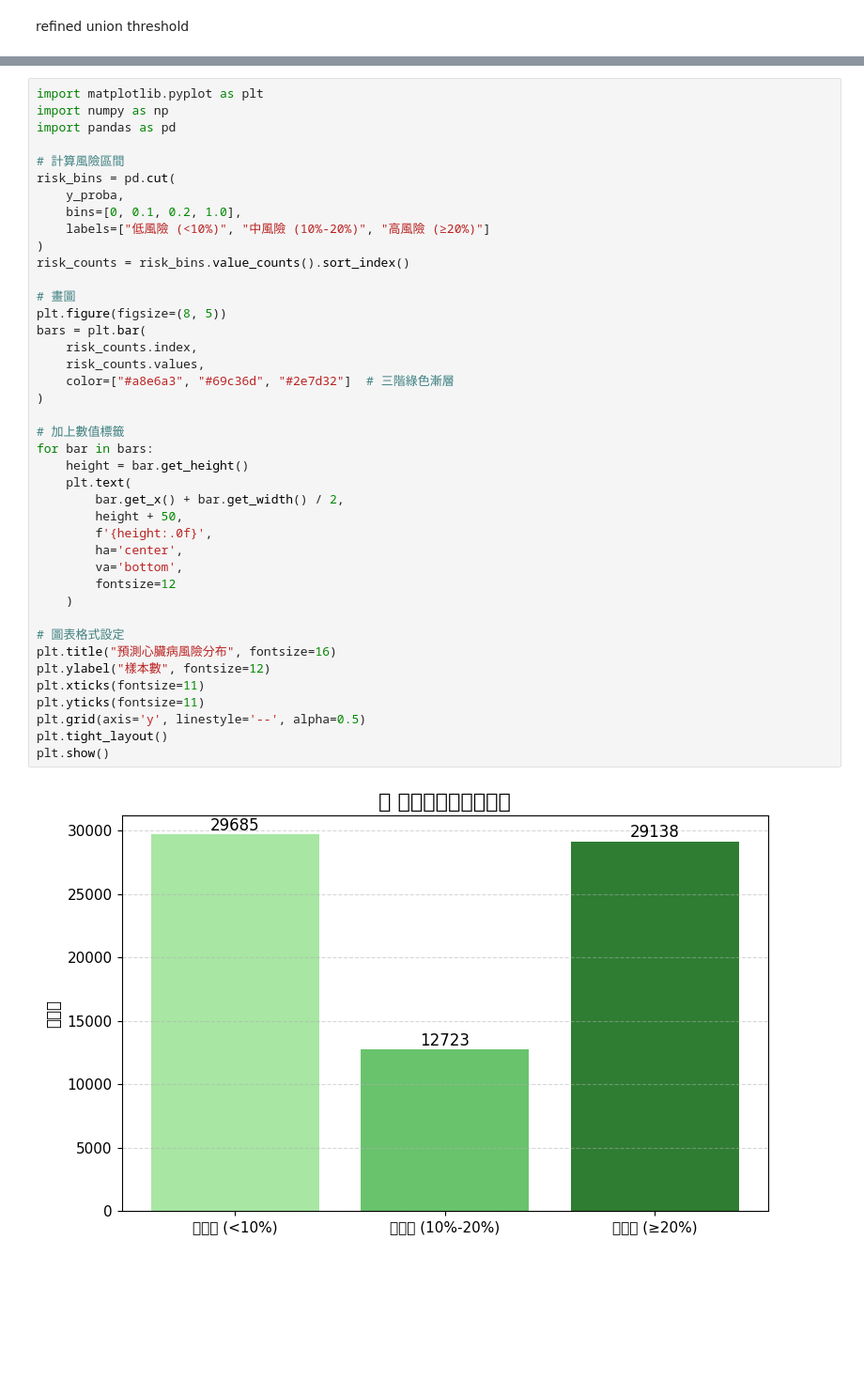
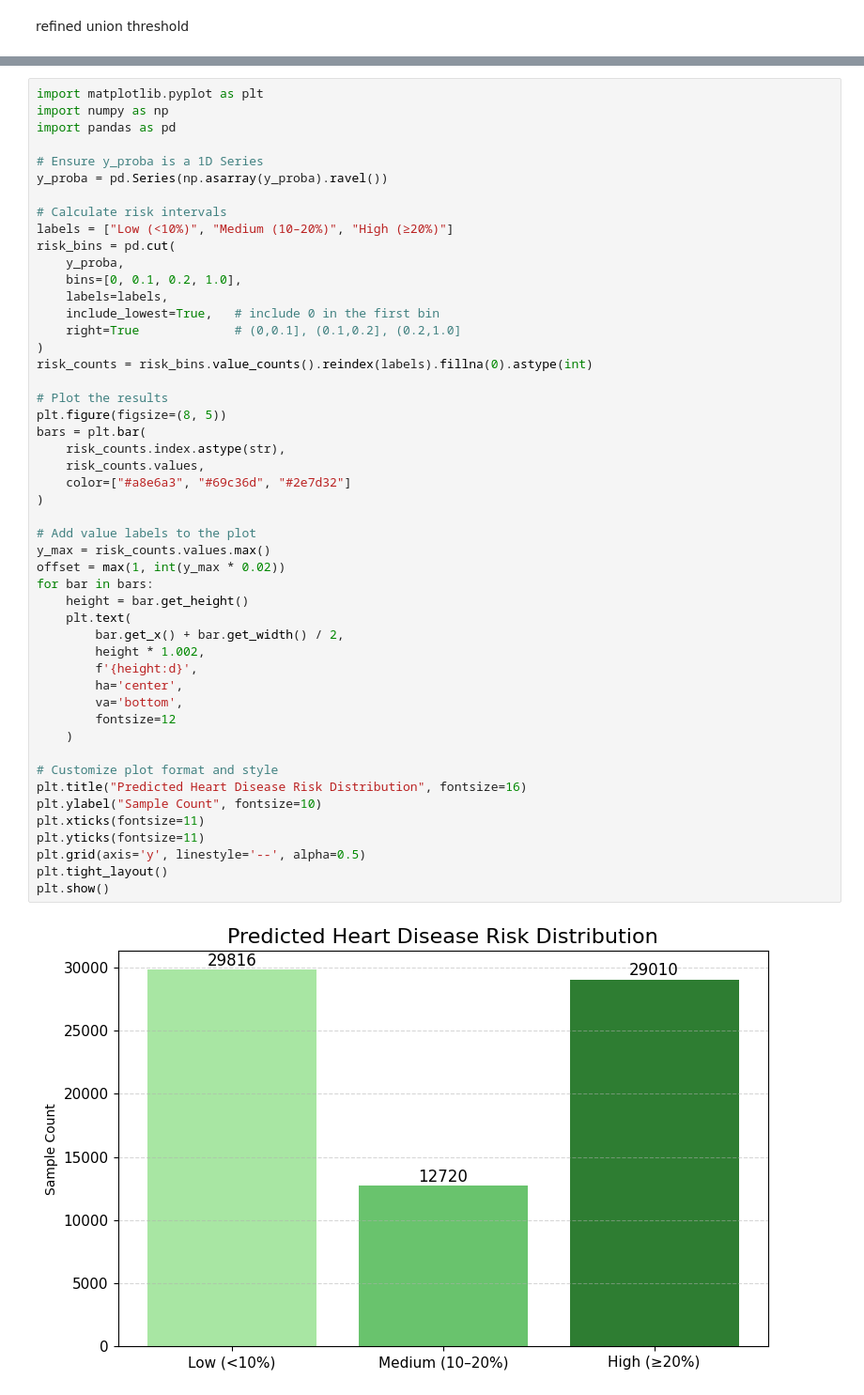
Before and after one commit to Chloie-i0o0/heart-disease-prediction, a Jupyter notebook: notebooks:/02_model_xgboost(main).ipynb, the cells around one changed output, grey strips where cells are left out. Shown at 94% size. Drawn from its saved outputs; the diff is of its cells as text; blank space fills up the shorter version.

```diff
--- a/notebooks:/02_model_xgboost(main).ipynb
+++ b/notebooks:/02_model_xgboost(main).ipynb
@@ -1790,43 +1614,51 @@ Confusion Matrix:
 # %%
 import matplotlib.pyplot as plt
 import numpy as np
 import pandas as pd
 
-# 計算風險區間
+# Ensure y_proba is a 1D Series
+y_proba = pd.Series(np.asarray(y_proba).ravel())
+
+# Calculate risk intervals
+labels = ["Low (<10%)", "Medium (10–20%)", "High (≥20%)"]
 risk_bins = pd.cut(
     y_proba,
     bins=[0, 0.1, 0.2, 1.0],
-    labels=["低風險 (<10%)", "中風險 (10%-20%)", "高風險 (≥20%)"]
+    labels=labels,
+    include_lowest=True,   # include 0 in the first bin
+    right=True             # (0,0.1], (0.1,0.2], (0.2,1.0]
 )
-risk_counts = risk_bins.value_counts().sort_index()
+risk_counts = risk_bins.value_counts().reindex(labels).fillna(0).astype(int)
 
-# 畫圖
+# Plot the results
 plt.figure(figsize=(8, 5))
 bars = plt.bar(
-    risk_counts.index,
+    risk_counts.index.astype(str),
     risk_counts.values,
-    color=["#a8e6a3", "#69c36d", "#2e7d32"]  # 三階綠色漸層
+    color=["#a8e6a3", "#69c36d", "#2e7d32"]
 )
 
-# 加上數值標籤
+# Add value labels to the plot
+y_max = risk_counts.values.max()
+offset = max(1, int(y_max * 0.02))
 for bar in bars:
     height = bar.get_height()
     plt.text(
         bar.get_x() + bar.get_width() / 2,
-        height + 50,
-        f'{height:.0f}',
+        height * 1.002,
+        f'{height:d}',
         ha='center',
         va='bottom',
         fontsize=12
     )
 
-# 圖表格式設定
-plt.title("預測心臟病風險分布", fontsize=16)
-plt.ylabel("樣本數", fontsize=12)
+# Customize plot format and style
+plt.title("Predicted Heart Disease Risk Distribution", fontsize=16)
+plt.ylabel("Sample Count", fontsize=10)
 plt.xticks(fontsize=11)
 plt.yticks(fontsize=11)
 plt.grid(axis='y', linestyle='--', alpha=0.5)
 plt.tight_layout()
 plt.show()
 # %% [output]
-[figure, old version]
+[figure, new version]
```
Also changed, not shown: parts of 45 cells of this notebook, 1 other file.
